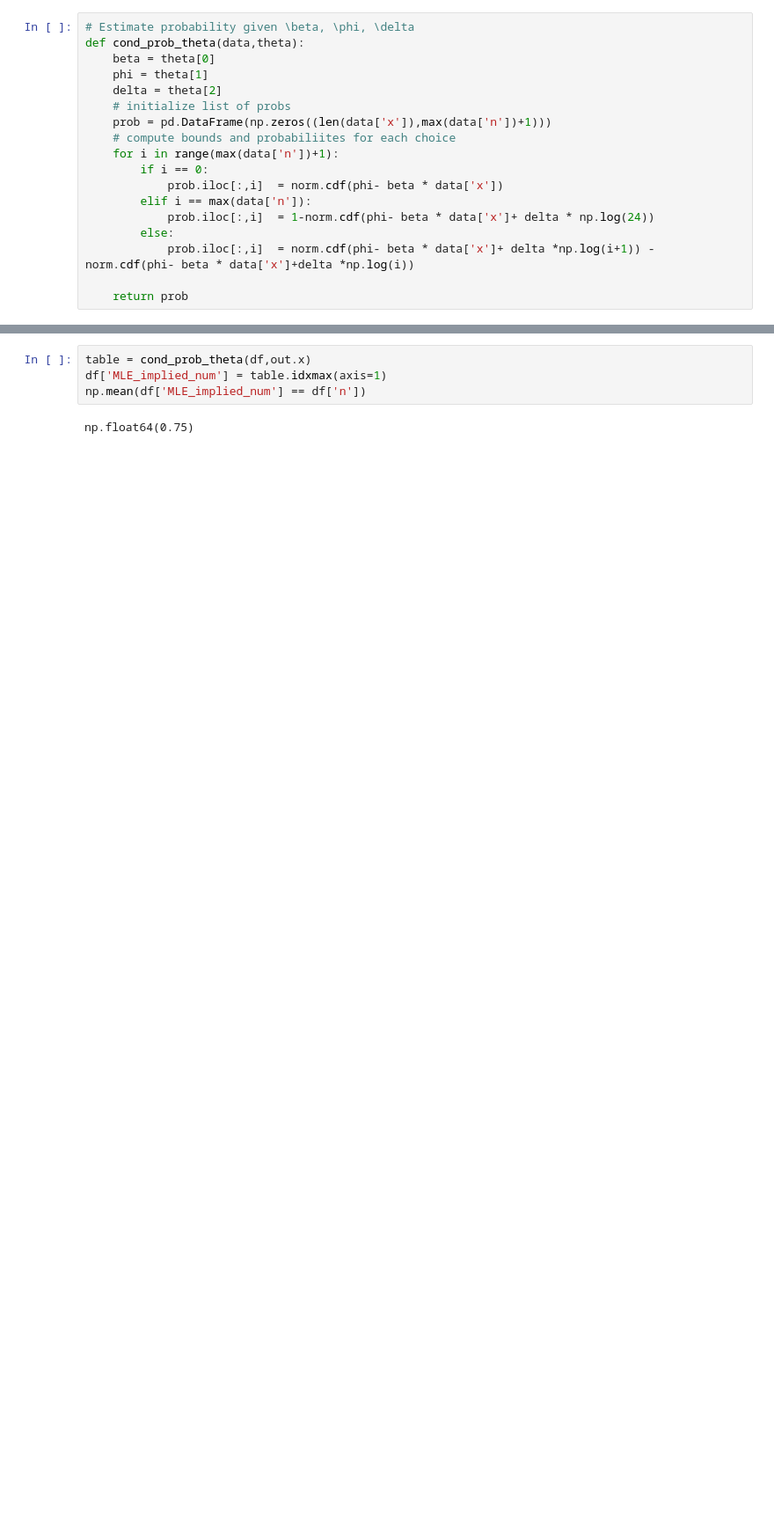
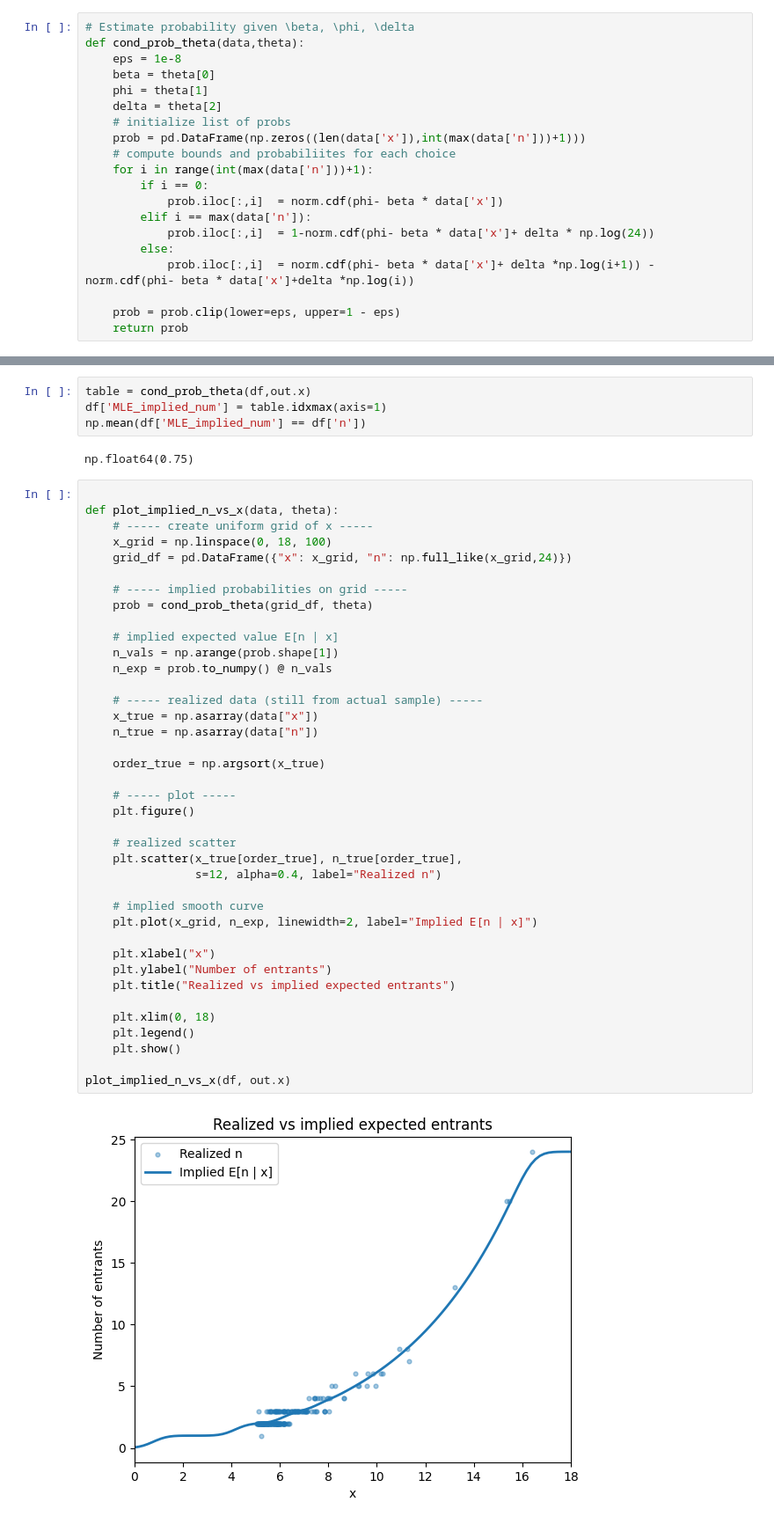
Before and after one commit to whoaitsrichard/io2, a Jupyter notebook: ps2/Exercise3.ipynb, the cells around one changed output, grey strips where cells are left out. Shown at 88% size. Drawn from its saved outputs; the diff is of its cells as text; blank space fills up the shorter version.

```diff
--- a/ps2/Exercise3.ipynb
+++ b/ps2/Exercise3.ipynb
@@ -32,13 +32,14 @@ max(df['n'])
 # %%
 # Estimate probability given \beta, \phi, \delta
 def cond_prob_theta(data,theta):
+    eps = 1e-8
     beta = theta[0]
     phi = theta[1]
     delta = theta[2]
     # initialize list of probs
-    prob = pd.DataFrame(np.zeros((len(data['x']),max(data['n'])+1)))
+    prob = pd.DataFrame(np.zeros((len(data['x']),int(max(data['n']))+1)))
     # compute bounds and probabiliites for each choice
-    for i in range(max(data['n'])+1):
+    for i in range(int(max(data['n']))+1):
         if i == 0:
             prob.iloc[:,i]  = norm.cdf(phi- beta * data['x'])
         elif i == max(data['n']):
@@ -46,6 +47,7 @@ def cond_prob_theta(data,theta):
         else:
             prob.iloc[:,i]  = norm.cdf(phi- beta * data['x']+ delta *np.log(i+1)) - norm.cdf(phi- beta * data['x']+delta *np.log(i))
 
+    prob = prob.clip(lower=eps, upper=1 - eps)
     return prob
 # %%
 # Likelihood function (adapted from notebook)
@@ -98,3 +107,44 @@ df['MLE_implied_num'] = table.idxmax(axis=1)
 np.mean(df['MLE_implied_num'] == df['n'])
 # %% [output]
 np.float64(0.75)
+# %%
+
+def plot_implied_n_vs_x(data, theta):
+    # ----- create uniform grid of x -----
+    x_grid = np.linspace(0, 18, 100)
+    grid_df = pd.DataFrame({"x": x_grid, "n": np.full_like(x_grid,24)})
+
+    # ----- implied probabilities on grid -----
+    prob = cond_prob_theta(grid_df, theta)
+
+    # implied expected value E[n | x]
+    n_vals = np.arange(prob.shape[1])
+    n_exp = prob.to_numpy() @ n_vals
+
+    # ----- realized data (still from actual sample) -----
+    x_true = np.asarray(data["x"])
+    n_true = np.asarray(data["n"])
+
+    order_true = np.argsort(x_true)
+
+    # ----- plot -----
+    plt.figure()
+
+    # realized scatter
+    plt.scatter(x_true[order_true], n_true[order_true],
+                s=12, alpha=0.4, label="Realized n")
+
+    # implied smooth curve
+    plt.plot(x_grid, n_exp, linewidth=2, label="Implied E[n | x]")
+
+    plt.xlabel("x")
+    plt.ylabel("Number of entrants")
+    plt.title("Realized vs implied expected entrants")
+
+    plt.xlim(0, 18)
+    plt.legend()
+    plt.show()
+
+plot_implied_n_vs_x(df, out.x)
+# %% [output]
+[figure, added]
```
Also changed, not shown: parts of 2 cells of this notebook.
